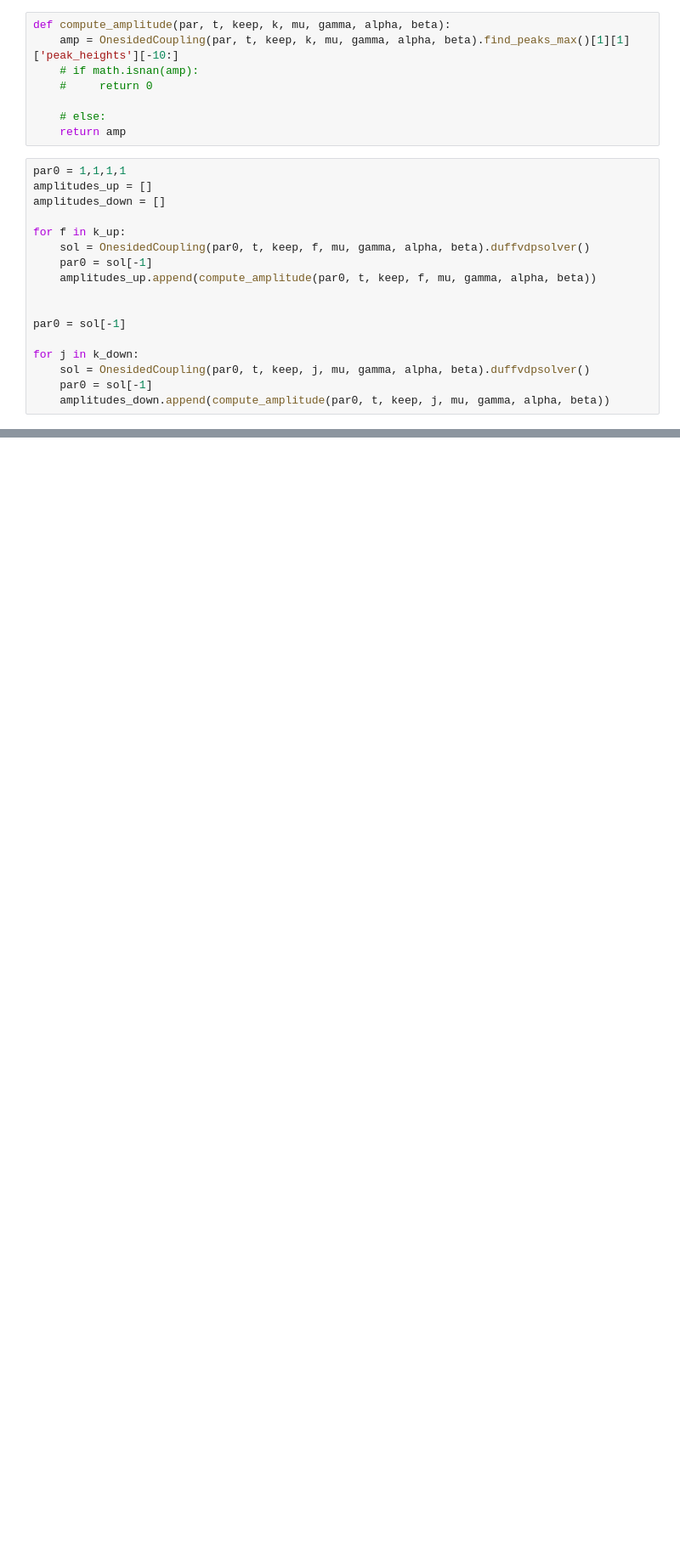
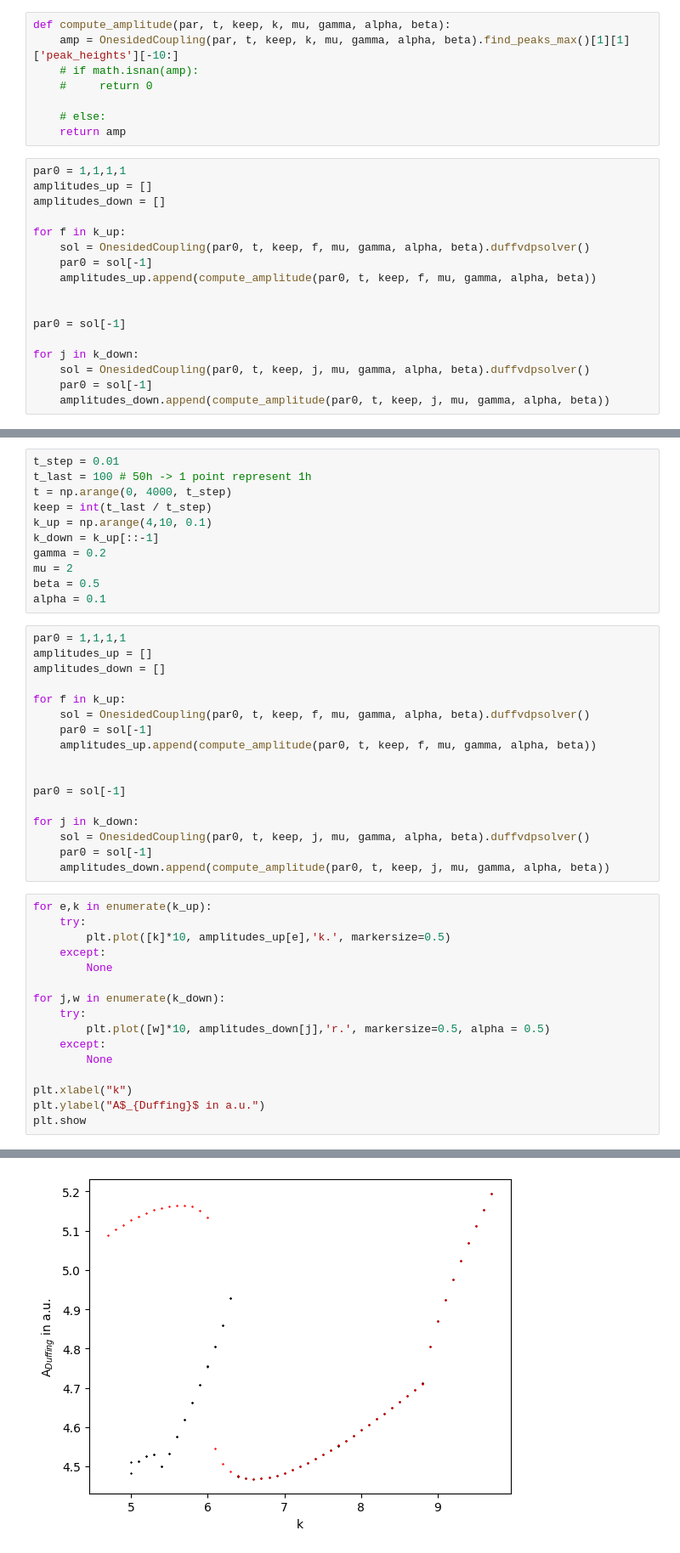
Before and after one commit to huyenanh-nguyen/daniel_model, a Jupyter notebook: ODE/bifurkation.ipynb, the cells around one changed output, grey strips where cells are left out. Shown at 85% size. Drawn from its saved outputs; the diff is of its cells as text; blank space fills up the shorter version.

```diff
--- a/ODE/bifurkation.ipynb
+++ b/ODE/bifurkation.ipynb
@@ -97,0 +129,45 @@ def compute_amplitude(par, t, keep, k, mu, gamma, alpha, beta):
+# %%
+t_step = 0.01
+t_last = 100 # 50h -> 1 point represent 1h
+t = np.arange(0, 4000, t_step)
+keep = int(t_last / t_step)
+k_up = np.arange(4,10, 0.1)
+k_down = k_up[::-1]
+gamma = 0.2
+mu = 2
+beta = 0.5
+alpha = 0.1
+# %%
+par0 = 1,1,1,1
+amplitudes_up = []
+amplitudes_down = []
+
+for f in k_up:
+    sol = OnesidedCoupling(par0, t, keep, f, mu, gamma, alpha, beta).duffvdpsolver()
+    par0 = sol[-1]
+    amplitudes_up.append(compute_amplitude(par0, t, keep, f, mu, gamma, alpha, beta))
+
+
+par0 = sol[-1]
+
+for j in k_down:
+    sol = OnesidedCoupling(par0, t, keep, j, mu, gamma, alpha, beta).duffvdpsolver()
+    par0 = sol[-1]
+    amplitudes_down.append(compute_amplitude(par0, t, keep, j, mu, gamma, alpha, beta))
+# %%
+for e,k in enumerate(k_up):
+    try:
+        plt.plot([k]*10, amplitudes_up[e],'k.', markersize=0.5)
+    except:
+        None
+
+for j,w in enumerate(k_down):
+    try:
+        plt.plot([w]*10, amplitudes_down[j],'r.', markersize=0.5, alpha = 0.5)
+    except:
+        None
+
+plt.xlabel("k")
+plt.ylabel("A$_{Duffing}$ in a.u.")
+plt.show
+# %% [output]
@@ -97,0 +175 @@ def compute_amplitude(par, t, keep, k, mu, gamma, alpha, beta):
+[figure, added]
```
Also changed, not shown: parts of 9 cells of this notebook, 4 other files.
